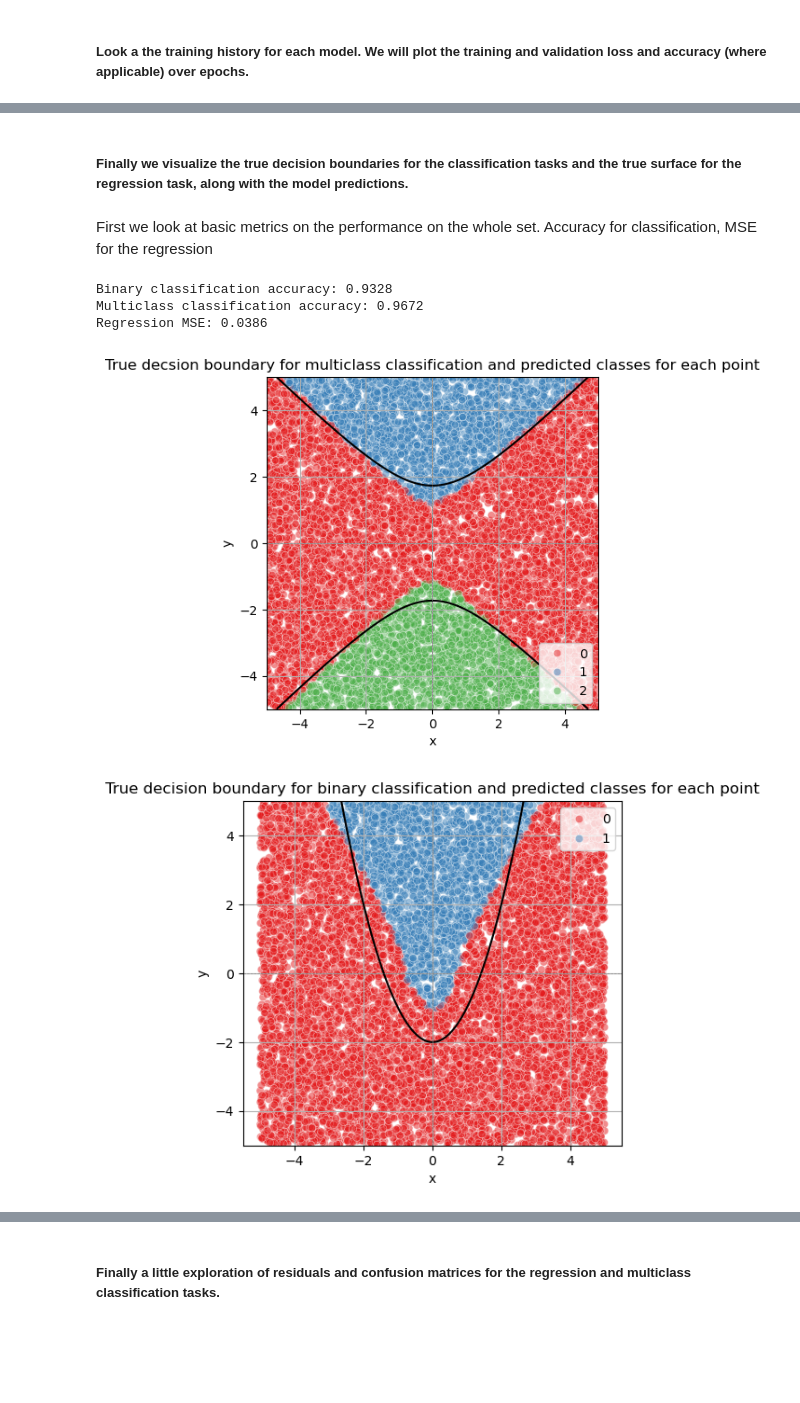
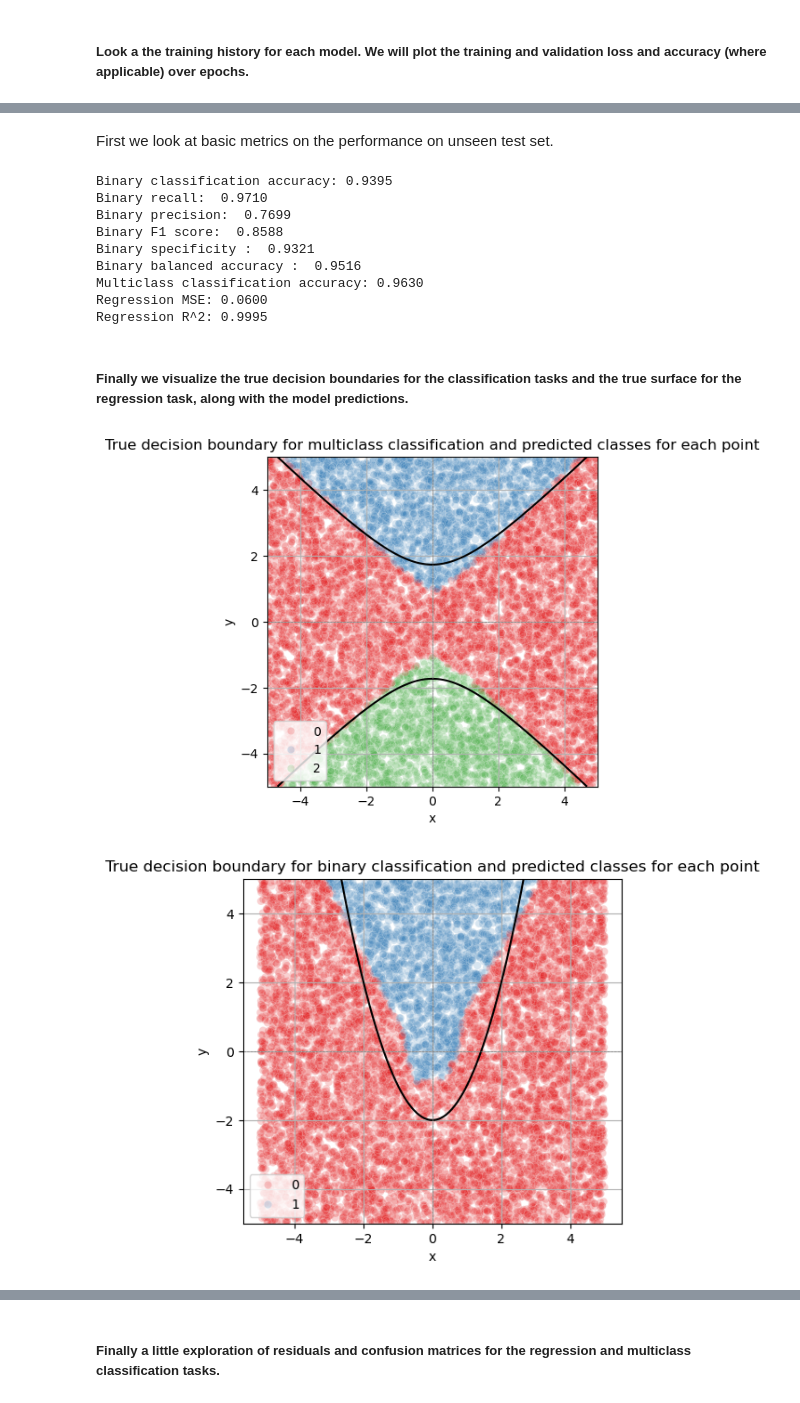
Before and after one commit to ronsperber/neural_networks, a Jupyter notebook: sample_networks.ipynb, the cells around one changed output, grey strips where cells are left out. Drawn from its saved outputs; the diff is of its cells as text; code cells hidden in the pictures; blank space fills up the shorter version.

Commit message:
updated notebook to use a validation size and keep test separate and compute metrics on test

```diff
--- a/sample_networks.ipynb
+++ b/sample_networks.ipynb
@@ -75,10 +75,5 @@ plt.show()
 # %% [markdown]
 ##### Next we set up the models. We will use the same basic architecture for all tasks, but change the output layer and loss function as appropriate for each task.
-# %%
-# reshape y arrays as needed
-y_binary = y_binary.reshape(len(y_binary), 1)
-y_regression = y_regression.reshape(len(y_regression), 1)
-y_multiclass = y_multiclass.reshape(len(y_multiclass), 1)
 # %%
 model_binary = nn.FeedForward(
     nn.Dense(2, 30, activation="relu"),
@@ -108,5 +103,5 @@ X_regression_train,X_regression_test,y_regression_train,y_regression_test = nn.t
 # %% [markdown]
 ##### Next , train all 3 models for 200 epochs each, using a batch size of 32 and a learning rate of 0.01.
 # %%
-history_binary = model_binary.fit(X_binary_train, y_binary_train, epochs=200 ,learning_rate=0.01, batch_size=32, verbose=False, loss_fn="binary_cross_entropy", metric=metrics.accuracy, val_set=(X_binary_test,y_binary_test))
+history_binary = model_binary.fit(X_binary_train, y_binary_train, epochs=200 ,learning_rate=0.01, batch_size=32, verbose=False, loss_fn="binary_cross_entropy", metric=metrics.accuracy, val_size = 0.2)
 # %% [output]
@@ -197,5 +192,3 @@ nn.plot_history(history_regression, "mse", "val_mse")
-# %% [markdown]
-##### Finally we visualize the true decision boundaries for the classification tasks and the true surface for the regression task, along with the model predictions.
 # %% [markdown]
-First we look at basic metrics on the performance on the whole set. Accuracy for classification, MSE for the regression
+First we look at basic metrics on the performance on unseen test set.
 # %%
@@ -213,8 +212,22 @@ regression_mse = metrics.mse(y_regression, y_regression_pred)
 # %%
 print(f"Binary classification accuracy: {binary_acc:.4f}")
+print(f"Binary recall: {binary_recall: .4f}")
+print(f"Binary precision: {binary_precision: .4f}")
+print(f"Binary F1 score: { binary_f1 : .4f}")
+print(f"Binary specificity : {binary_spec: .4f}")
+print(f"Binary balanced accuracy : {binary_balanced: .4f}")
 print(f"Multiclass classification accuracy: {multiclass_acc:.4f}")
 print(f"Regression MSE: {regression_mse:.4f}")
+print(f"Regression R^2: {regression_r2:.4f}")
 # %% [output]
-Binary classification accuracy: 0.9328
-Multiclass classification accuracy: 0.9672
-Regression MSE: 0.0386
+Binary classification accuracy: 0.9395
+Binary recall:  0.9710
+Binary precision:  0.7699
+Binary F1 score:  0.8588
+Binary specificity :  0.9321
+Binary balanced accuracy :  0.9516
+Multiclass classification accuracy: 0.9630
+Regression MSE: 0.0600
+Regression R^2: 0.9995
+# %% [markdown]
+##### Finally we visualize the true decision boundaries for the classification tasks and the true surface for the regression task, along with the model predictions.
@@ -232,7 +253,7 @@ F = Y_vals**2- X_vals**2
 
 # Plot the hyperbola using contour
 plt.contour(X_vals, Y_vals, F, [3], colors='k', linestyles='solid')
-sns.scatterplot(x=X[:,0], y=X[:,1], hue=y_multiclass_pred_labels.ravel(), palette='Set1', alpha=0.5)
+sns.scatterplot(x=X[:,0], y=X[:,1], hue=y_multiclass_pred_labels.ravel(), palette='Set1', alpha=0.2)
 
 # Add labels and title
 plt.xlabel('x')
@@ -244,25 +265,25 @@ plt.axvline(0, color='gray', linestyle='--', linewidth=0.5)
 plt.gca().set_aspect('equal', adjustable='box') # Ensure proper aspect ratio
 plt.show()
 # %% [output]
-[figure, old version]
+[figure, new version]
 # %%
 x = np.linspace(-5, 5, 400)
 y = x**2 - 2
 plt.plot(x, y, color='k', linestyle='solid')
-sns.scatterplot(x=X[:,0], y=X[:,1], hue=y_binary_pred_labels.ravel(), palette='Set1', alpha=0.5)
+sns.scatterplot(x=X[:,0], y=X[:,1], hue=y_binary_pred_labels.ravel(), palette='Set1', alpha=0.2)
 
 # Add labels and title
 plt.xlabel('x')
 plt.ylabel('y')
 plt.title("True decision boundary for binary classification and predicted classes for each point")
 plt.grid(True)
 plt.ylim(-5,5)
 plt.axhline(0, color='gray', linestyle='--', linewidth=0.5)
 plt.axvline(0, color='gray', linestyle='--', linewidth=0.5)
 plt.gca().set_aspect('equal', adjustable='box') # Ensure proper aspect ratio
 plt.show()
 # %% [output]
-[figure, old version]
+[figure, new version]
 # %%
 # Regression data plot
 # Create grid for surface
```
Also changed, not shown: parts of 21 cells of this notebook.
